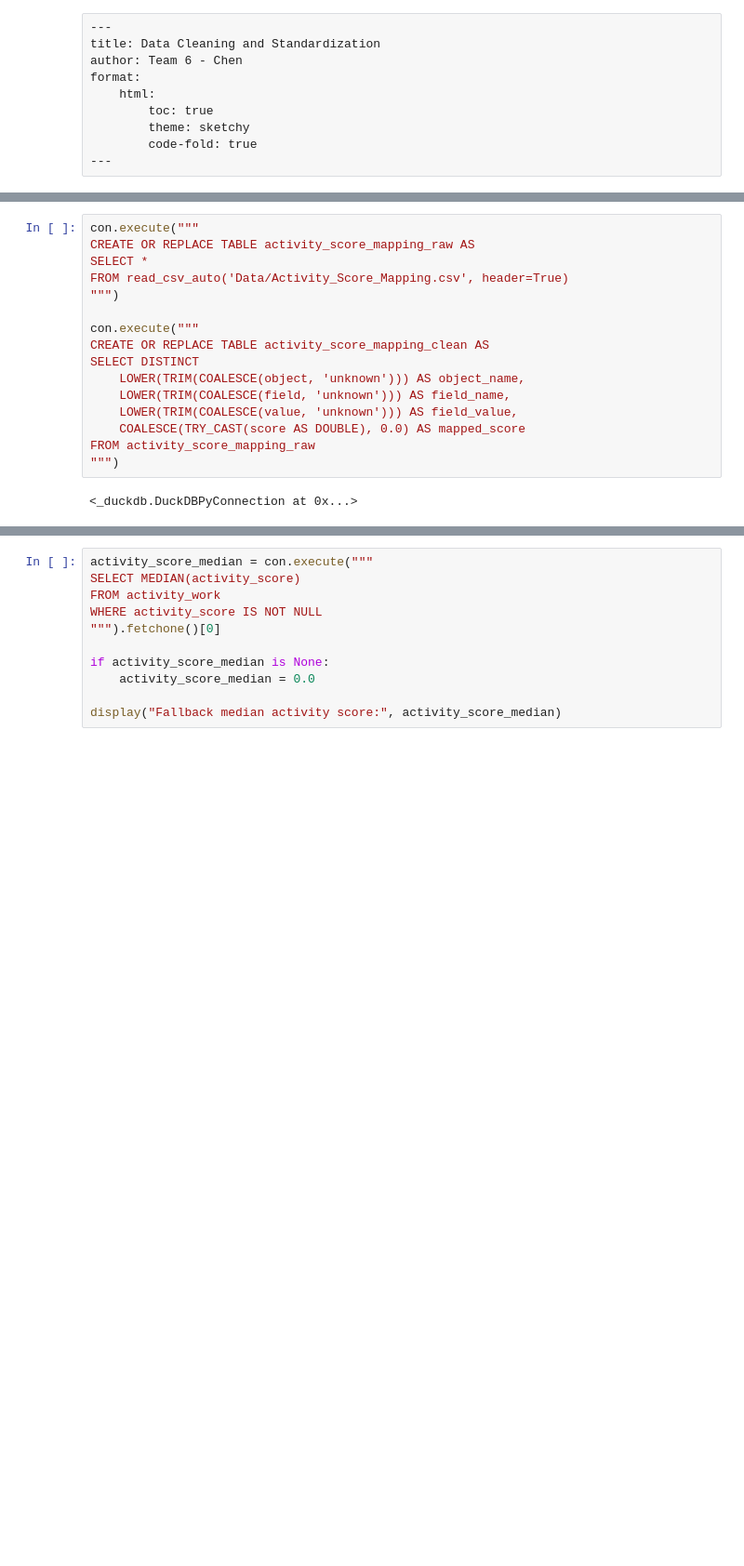
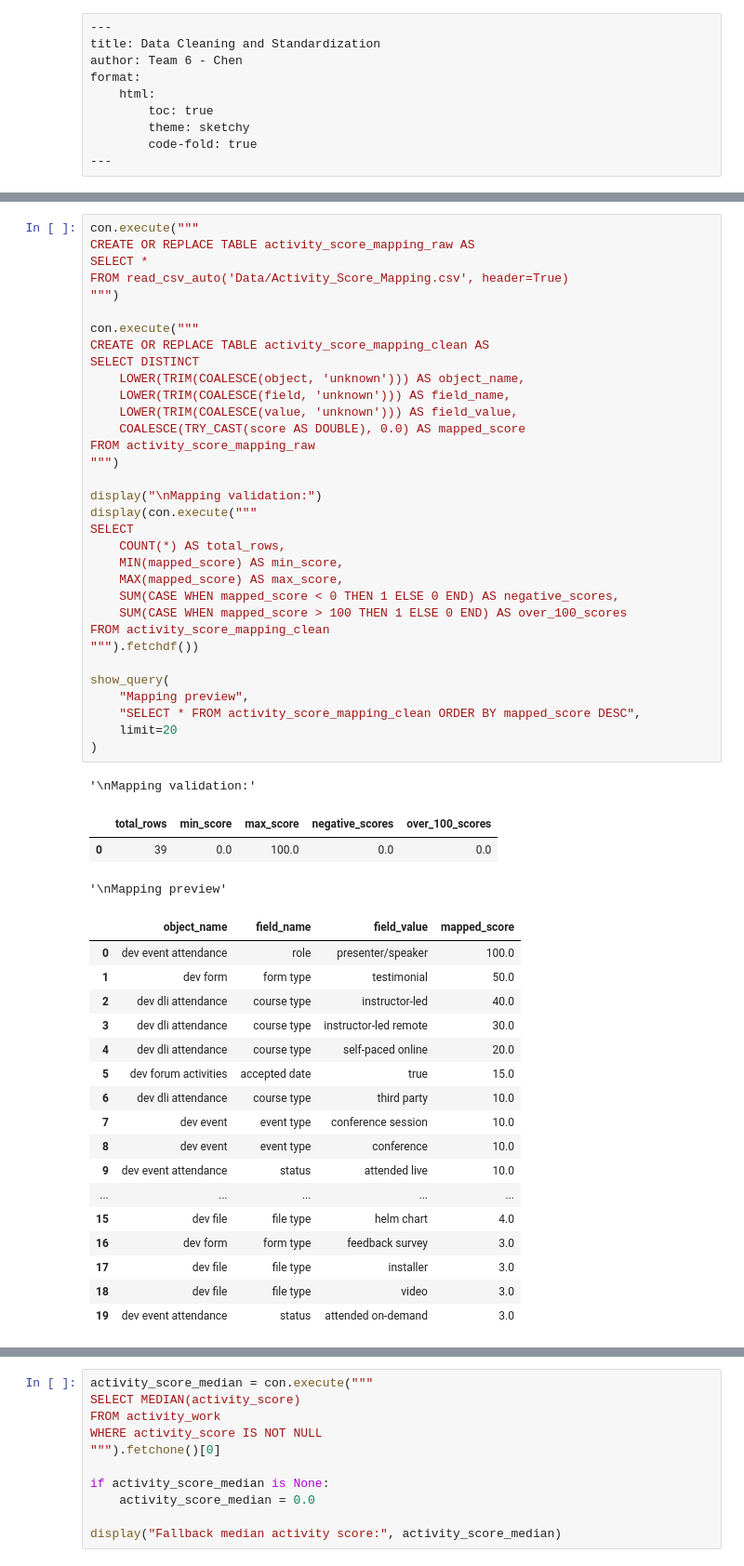
Before and after one commit to WBDoran/Spring2026_IndustryProject, a Jupyter notebook: Cleaning.ipynb, the cells around one changed output, grey strips where cells are left out. Shown at 93% size. Drawn from its saved outputs; the diff is of its cells as text; blank space fills up the shorter version.

```diff
--- a/Cleaning.ipynb
+++ b/Cleaning.ipynb
@@ -135,18 +147,55 @@ Key objectives in this section:
 # %%
 con.execute("""
 CREATE OR REPLACE TABLE activity_score_mapping_raw AS
 SELECT *
 FROM read_csv_auto('Data/Activity_Score_Mapping.csv', header=True)
 """)
 
 con.execute("""
 CREATE OR REPLACE TABLE activity_score_mapping_clean AS
 SELECT DISTINCT
     LOWER(TRIM(COALESCE(object, 'unknown'))) AS object_name,
     LOWER(TRIM(COALESCE(field, 'unknown'))) AS field_name,
     LOWER(TRIM(COALESCE(value, 'unknown'))) AS field_value,
     COALESCE(TRY_CAST(score AS DOUBLE), 0.0) AS mapped_score
 FROM activity_score_mapping_raw
 """)
+
+display("\nMapping validation:")
+display(con.execute("""
+SELECT
+    COUNT(*) AS total_rows,
+    MIN(mapped_score) AS min_score,
+    MAX(mapped_score) AS max_score,
+    SUM(CASE WHEN mapped_score < 0 THEN 1 ELSE 0 END) AS negative_scores,
+    SUM(CASE WHEN mapped_score > 100 THEN 1 ELSE 0 END) AS over_100_scores
+FROM activity_score_mapping_clean
+""").fetchdf())
+
+show_query(
+    "Mapping preview",
+    "SELECT * FROM activity_score_mapping_clean ORDER BY mapped_score DESC",
+    limit=20
+)
 # %% [output]
-<_duckdb.DuckDBPyConnection at 0x...>
+'\nMapping validation:'
+|  | total_rows | min_score | max_score | negative_scores | over_100_scores |
+| 0 | 39 | 0.0 | 100.0 | 0.0 | 0.0 |
+'\nMapping preview'
+|  | object_name | field_name | field_value | mapped_score |
+| 0 | dev event attendance | role | presenter/speaker | 100.0 |
+| 1 | dev form | form type | testimonial | 50.0 |
+| 2 | dev dli attendance | course type | instructor-led | 40.0 |
+| 3 | dev dli attendance | course type | instructor-led remote | 30.0 |
+| 4 | dev dli attendance | course type | self-paced online | 20.0 |
+| 5 | dev forum activities | accepted date | true | 15.0 |
+| 6 | dev dli attendance | course type | third party | 10.0 |
+| 7 | dev event | event type | conference session | 10.0 |
+| 8 | dev event | event type | conference | 10.0 |
+| 9 | dev event attendance | status | attended live | 10.0 |
+| ... | ... | ... | ... | ... |
+| 15 | dev file | file type | helm chart | 4.0 |
+| 16 | dev form | form type | feedback survey | 3.0 |
+| 17 | dev file | file type | installer | 3.0 |
+| 18 | dev file | file type | video | 3.0 |
+| 19 | dev event attendance | status | attended on-demand | 3.0 |
```
Also changed, not shown: parts of 75 cells of this notebook.
